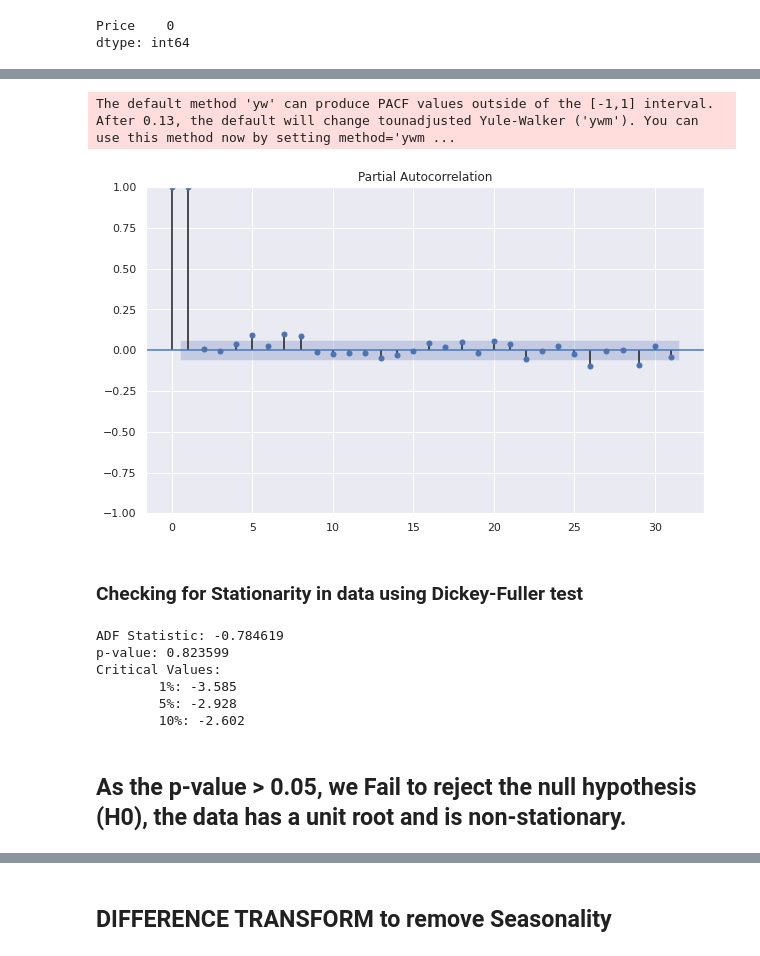
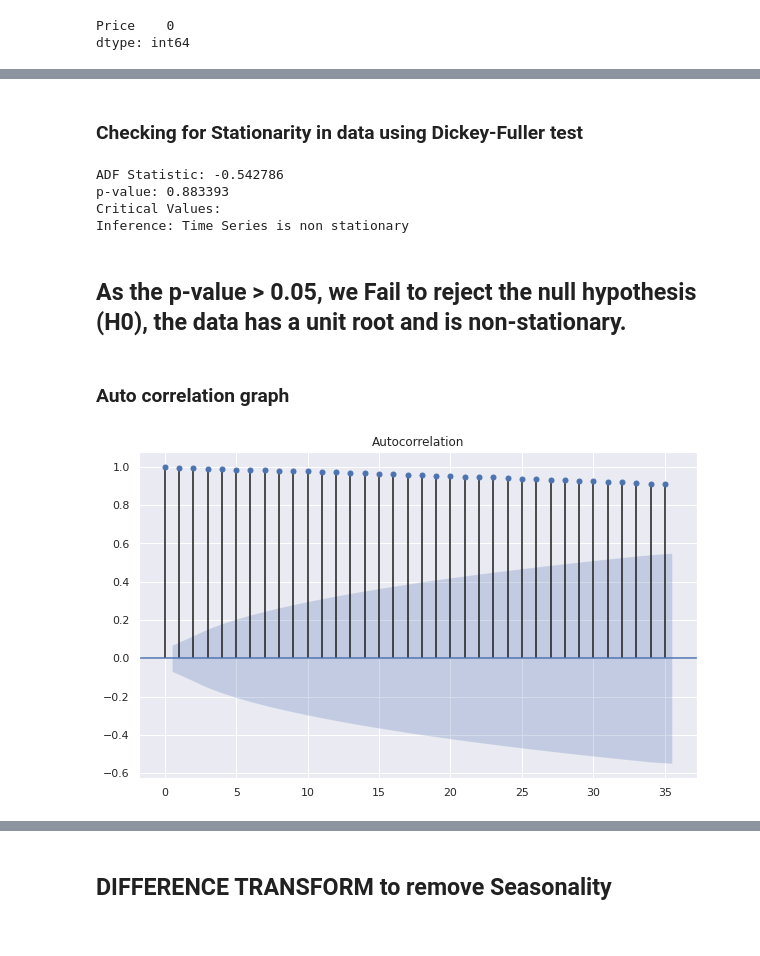
Before and after one commit to RiteshopShrivastava/Gold-Price-forecasting, a Jupyter notebook: Gold_price_prediction.ipynb, the cells around one changed output, grey strips where cells are left out. Cells and saved outputs as stored; diff of their text form; code cells hidden in the pictures.

```diff
--- a/Gold_price_prediction.ipynb
+++ b/Gold_price_prediction.ipynb
@@ -81,3 +81,6 @@ data.tail()
+# %%
+train = data.head(804)
+test = data.tail(200)
 # %% [markdown]
 ## **EDA**
 # %%
@@ -238,28 +161,26 @@ We can deduct from Auto Correlation Plot that the price of the gold are highly c
-# %%
-plt.rc("figure", figsize=(10,6))
-plot_pacf(data)
-plt.show()
-# %% [output]
-The default method 'yw' can produce PACF values outside of the [-1,1] interval. After 0.13, the default will change tounadjusted Yule-Walker ('ywm'). You can use this method now by setting method='ywm ...
-[figure, removed]
 # %% [markdown]
 ### **Checking for Stationarity in data using Dickey-Fuller test**
 # %%
-X = data2['Price'].values
+X = train['Price'].values
 
 result = adfuller(X)
 #print(result)
 print('ADF Statistic: %f' % result[0])
 print('p-value: %f' % result[1])
 print('Critical Values:')
-for key, value in result[4].items():
-	print('\t%s: %.3f' % (key, value))
+print(f'Inference: Time Series is {"non" if result[1]>=0.05 else" "} stationary')
 # %% [output]
-ADF Statistic: -0.784619
-p-value: 0.823599
+ADF Statistic: -0.542786
+p-value: 0.883393
 Critical Values:
-        1%: -3.585
-        5%: -2.928
-        10%: -2.602
+Inference: Time Series is non stationary
 # %% [markdown]
 ## **As the p-value > 0.05, we Fail to reject the null hypothesis (H0), the data has a unit root and is non-stationary.**
+# %% [markdown]
+### **Auto correlation graph**
+# %%
+plt.rc("figure", figsize=(10,6))
+plot_acf(train['Price'],lags=35)
+plt.show()
+# %% [output]
+[figure, added]
```
Also changed, not shown: parts of 85 cells of this notebook.
